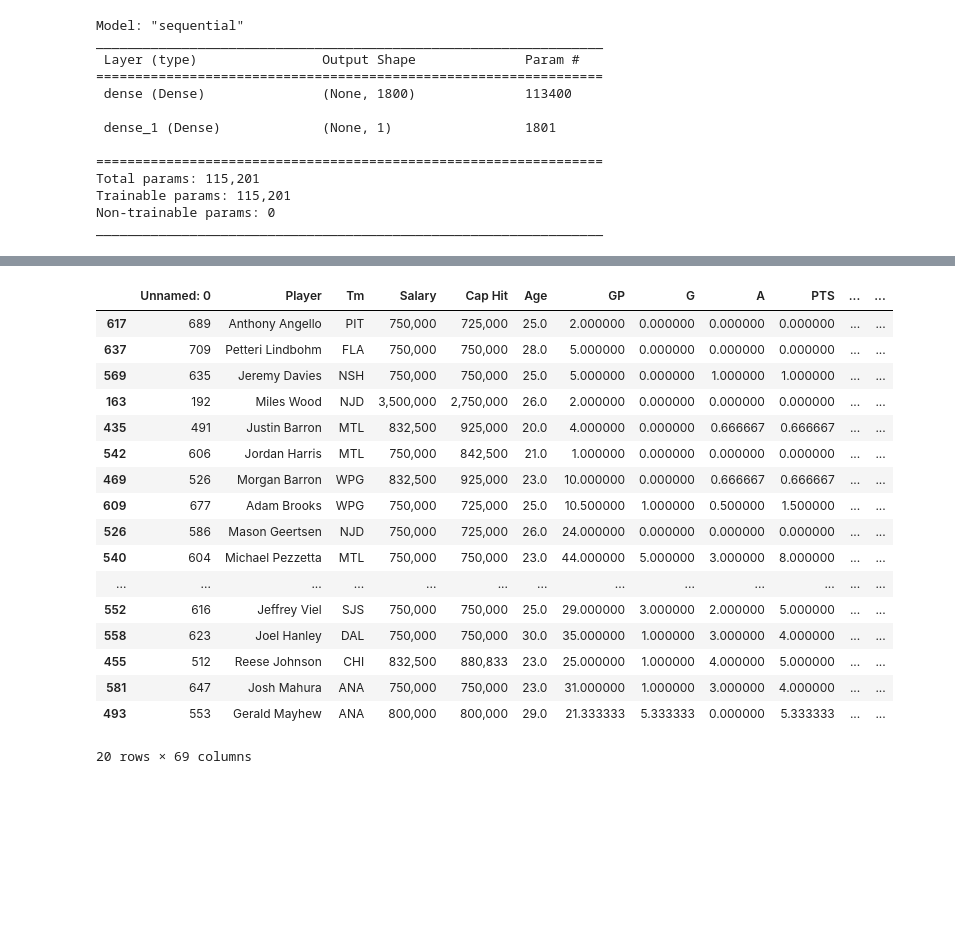
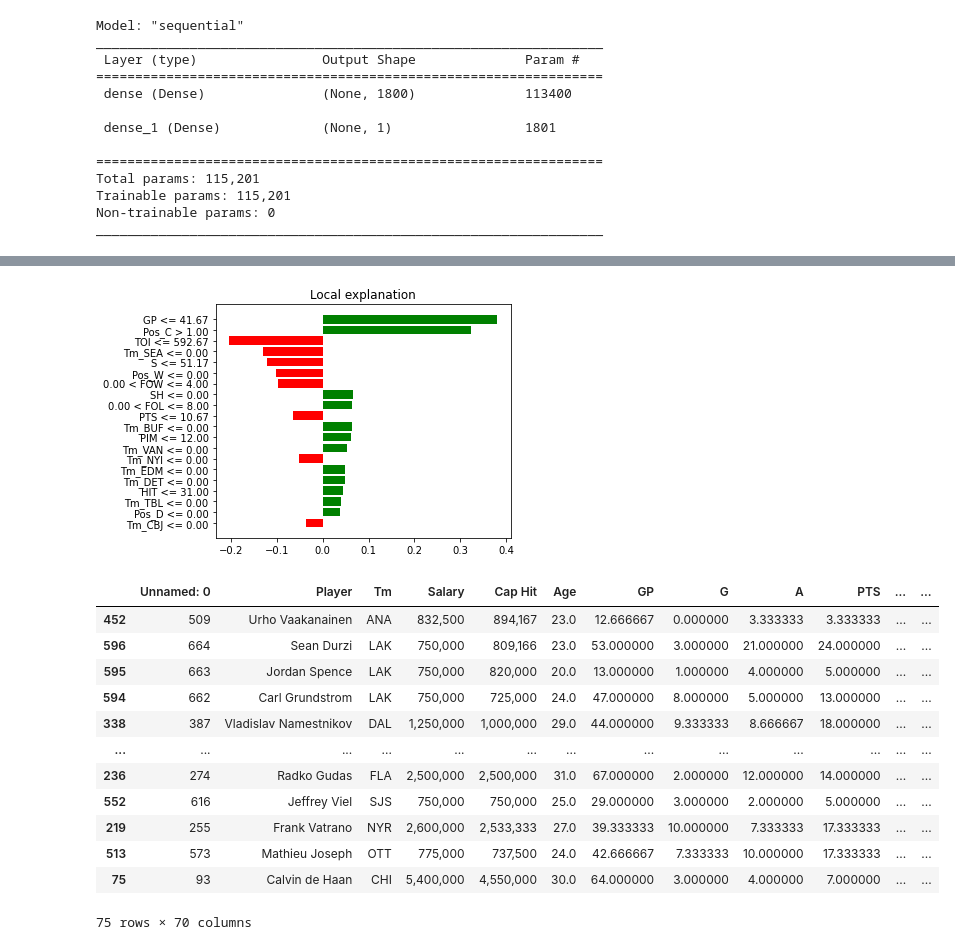
Before and after one commit to psthornquist/NHL-Player-Salary-Machine-Learning-Model, a Jupyter notebook: Train_Predict.ipynb, the cells around one changed output, grey strips where cells are left out. Cells and saved outputs as stored; diff of their text form; code cells hidden in the pictures; blank space fills up the shorter version.

```diff
--- a/Train_Predict.ipynb
+++ b/Train_Predict.ipynb
@@ -84,7 +84,8 @@ y_test =y_test.reshape(-1, 1)
 X_scaler = scaler.fit(X)
 X = X_scaler.transform(X)
 # %%
-y_scaler = scaler.fit(y)
+y_scaler = scaler
+y_scaler.fit(y)
 y = y_scaler.transform(y)
 # %%
 y_scaler = scaler.fit(y_train)
@@ -263,5 +264,5 @@ Non-trainable params: 0
 _________________________________________________________________
 # %%
 # Fit the model
-nn_model = nn.fit(X_train, y_train, epochs=1900)
+nn_model = nn.fit(X_train, y_train, epochs=1500)
 # %% [output]
@@ -286,0 +286,7 @@ y_pred = nn.predict(X_test)
+# %%
+#y_scaler = scaler
+#y_scaler.fit(y)
+#y = y_scaler.transform(y)
+#from sklearn.preprocessing import inverse_transform
+y_pred = nn.predict(X)
+y_pred_salary = y_scaler.inverse_transform(y_pred)
@@ -371,0 +362,7 @@ df_review=df_review.sort_values("Y Pred")
+# %%
+y_pred = nn.predict(X)
+data_df_initial["Y Scaled"] = y
+data_df_initial["Y Pred"]= y_pred
+data_df_initial["Predicted Salary"]= y_pred_salary
+df_review = data_df_initial
+df_review=df_review.sort_values("Y Pred")
@@ -372,22 +377,26 @@ df_review=df_review.sort_values("Y Pred")
+# %%
+exp = explainer.explain_instance(X[15], nn.predict,
+        num_features=20)
+
+exp.as_pyplot_figure()
+from matplotlib import pyplot as plt
+plt.tight_layout()
+# %% [output]
+[figure, added]
 # %%
-df_review.head(20)
+df_review.head(75)
 # %% [output]
 |  | Unnamed: 0 | Player | Tm | Salary | Cap Hit | Age | GP | G | A | PTS | ... | ... |
-| 617 | 689 | Anthony Angello | PIT | 750,000 | 725,000 | 25.0 | 2.000000 | 0.000000 | 0.000000 | 0.000000 | ... | ... |
-| 637 | 709 | Petteri Lindbohm | FLA | 750,000 | 750,000 | 28.0 | 5.000000 | 0.000000 | 0.000000 | 0.000000 | ... | ... |
-| 569 | 635 | Jeremy Davies | NSH | 750,000 | 750,000 | 25.0 | 5.000000 | 0.000000 | 1.000000 | 1.000000 | ... | ... |
-| 163 | 192 | Miles Wood | NJD | 3,500,000 | 2,750,000 | 26.0 | 2.000000 | 0.000000 | 0.000000 | 0.000000 | ... | ... |
-| 435 | 491 | Justin Barron | MTL | 832,500 | 925,000 | 20.0 | 4.000000 | 0.000000 | 0.666667 | 0.666667 | ... | ... |
-| 542 | 606 | Jordan Harris | MTL | 750,000 | 842,500 | 21.0 | 1.000000 | 0.000000 | 0.000000 | 0.000000 | ... | ... |
-| 469 | 526 | Morgan Barron | WPG | 832,500 | 925,000 | 23.0 | 10.000000 | 0.000000 | 0.666667 | 0.666667 | ... | ... |
-| 609 | 677 | Adam Brooks | WPG | 750,000 | 725,000 | 25.0 | 10.500000 | 1.000000 | 0.500000 | 1.500000 | ... | ... |
-| 526 | 586 | Mason Geertsen | NJD | 750,000 | 725,000 | 26.0 | 24.000000 | 0.000000 | 0.000000 | 0.000000 | ... | ... |
-| 540 | 604 | Michael Pezzetta | MTL | 750,000 | 750,000 | 23.0 | 44.000000 | 5.000000 | 3.000000 | 8.000000 | ... | ... |
+| 452 | 509 | Urho Vaakanainen | ANA | 832,500 | 894,167 | 23.0 | 12.666667 | 0.000000 | 3.333333 | 3.333333 | ... | ... |
+| 596 | 664 | Sean Durzi | LAK | 750,000 | 809,166 | 23.0 | 53.000000 | 3.000000 | 21.000000 | 24.000000 | ... | ... |
+| 595 | 663 | Jordan Spence | LAK | 750,000 | 820,000 | 20.0 | 13.000000 | 1.000000 | 4.000000 | 5.000000 | ... | ... |
+| 594 | 662 | Carl Grundstrom | LAK | 750,000 | 725,000 | 24.0 | 47.000000 | 8.000000 | 5.000000 | 13.000000 | ... | ... |
+| 338 | 387 | Vladislav Namestnikov | DAL | 1,250,000 | 1,000,000 | 29.0 | 44.000000 | 9.333333 | 8.666667 | 18.000000 | ... | ... |
 | ... | ... | ... | ... | ... | ... | ... | ... | ... | ... | ... | ... | ... |
+| 236 | 274 | Radko Gudas | FLA | 2,500,000 | 2,500,000 | 31.0 | 67.000000 | 2.000000 | 12.000000 | 14.000000 | ... | ... |
 | 552 | 616 | Jeffrey Viel | SJS | 750,000 | 750,000 | 25.0 | 29.000000 | 3.000000 | 2.000000 | 5.000000 | ... | ... |
-| 558 | 623 | Joel Hanley | DAL | 750,000 | 750,000 | 30.0 | 35.000000 | 1.000000 | 3.000000 | 4.000000 | ... | ... |
-| 455 | 512 | Reese Johnson | CHI | 832,500 | 880,833 | 23.0 | 25.000000 | 1.000000 | 4.000000 | 5.000000 | ... | ... |
-| 581 | 647 | Josh Mahura | ANA | 750,000 | 750,000 | 23.0 | 31.000000 | 1.000000 | 3.000000 | 4.000000 | ... | ... |
-| 493 | 553 | Gerald Mayhew | ANA | 800,000 | 800,000 | 29.0 | 21.333333 | 5.333333 | 0.000000 | 5.333333 | ... | ... |
+| 219 | 255 | Frank Vatrano | NYR | 2,600,000 | 2,533,333 | 27.0 | 39.333333 | 10.000000 | 7.333333 | 17.333333 | ... | ... |
+| 513 | 573 | Mathieu Joseph | OTT | 775,000 | 737,500 | 24.0 | 42.666667 | 7.333333 | 10.000000 | 17.333333 | ... | ... |
+| 75 | 93 | Calvin de Haan | CHI | 5,400,000 | 4,550,000 | 30.0 | 64.000000 | 3.000000 | 4.000000 | 7.000000 | ... | ... |
-20 rows × 69 columns
+75 rows × 70 columns
 # %%
```
Also changed, not shown: parts of 25 cells of this notebook, 1 other file.
